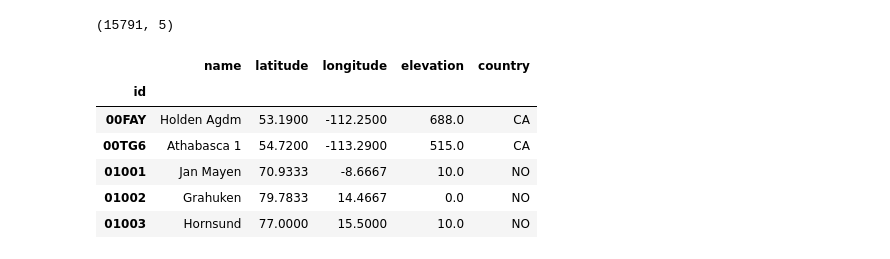
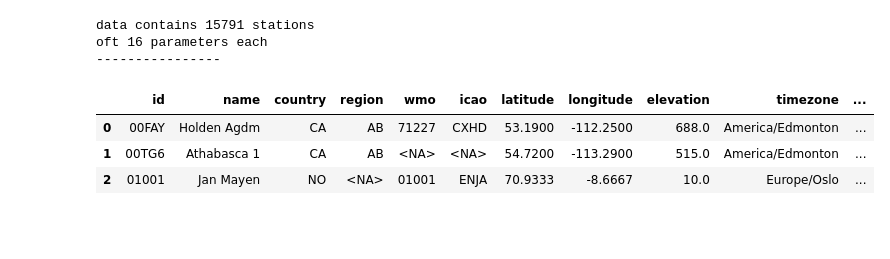
Before and after one commit to aschmidtphil/global_ecosystem_classifier, a Jupyter notebook: scripts/meteostat_stations.ipynb, the cells around one changed output. Saved outputs shown, nothing was run; the diff lists cells and outputs as text; code cells hidden in the pictures; blank space fills up the shorter version.

```diff
--- a/scripts/meteostat_stations.ipynb
+++ b/scripts/meteostat_stations.ipynb
@@ -15,15 +17,14 @@ df_stations = all_stations[['name', 'latitude', 'longitude', 'elevation', 'count
-# %%
-df_stations.shape
-# %% [output]
-(15791, 5)
-# %%
-df_stations.head()
-# %% [output]
-|  | name | latitude | longitude | elevation | country |
-| id |  |  |  |  |  |
-| 00FAY | Holden Agdm | 53.1900 | -112.2500 | 688.0 | CA |
-| 00TG6 | Athabasca 1 | 54.7200 | -113.2900 | 515.0 | CA |
-| 01001 | Jan Mayen | 70.9333 | -8.6667 | 10.0 | NO |
-| 01002 | Grahuken | 79.7833 | 14.4667 | 0.0 | NO |
-| 01003 | Hornsund | 77.0000 | 15.5000 | 10.0 | NO |
+# %%
+print(f'data contains {df_stations.shape[0]} stations')
+print(f'oft {df_stations.shape[1]} parameters each')
+print('----------------')
+display(df_stations.head(3))
+# %% [output]
+data contains 15791 stations
+oft 16 parameters each
+----------------
+|  | id | name | country | region | wmo | icao | latitude | longitude | elevation | timezone | ... |
+| 0 | 00FAY | Holden Agdm | CA | AB | 71227 | CXHD | 53.1900 | -112.2500 | 688.0 | America/Edmonton | ... |
+| 1 | 00TG6 | Athabasca 1 | CA | AB | <NA> | <NA> | 54.7200 | -113.2900 | 515.0 | America/Edmonton | ... |
+| 2 | 01001 | Jan Mayen | NO | <NA> | 01001 | ENJA | 70.9333 | -8.6667 | 10.0 | Europe/Oslo | ... |
 # %%
```
Also changed, not shown: parts of 8 cells of this notebook.
